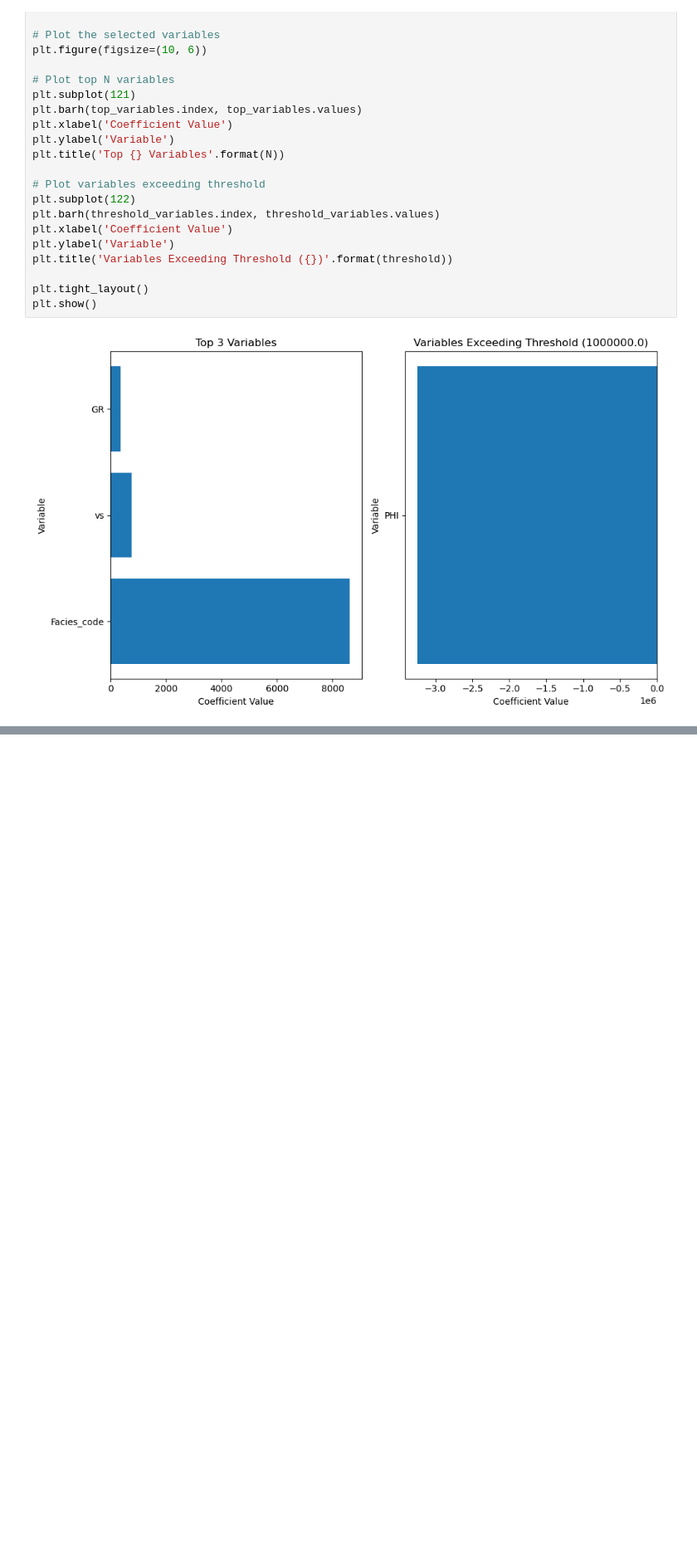
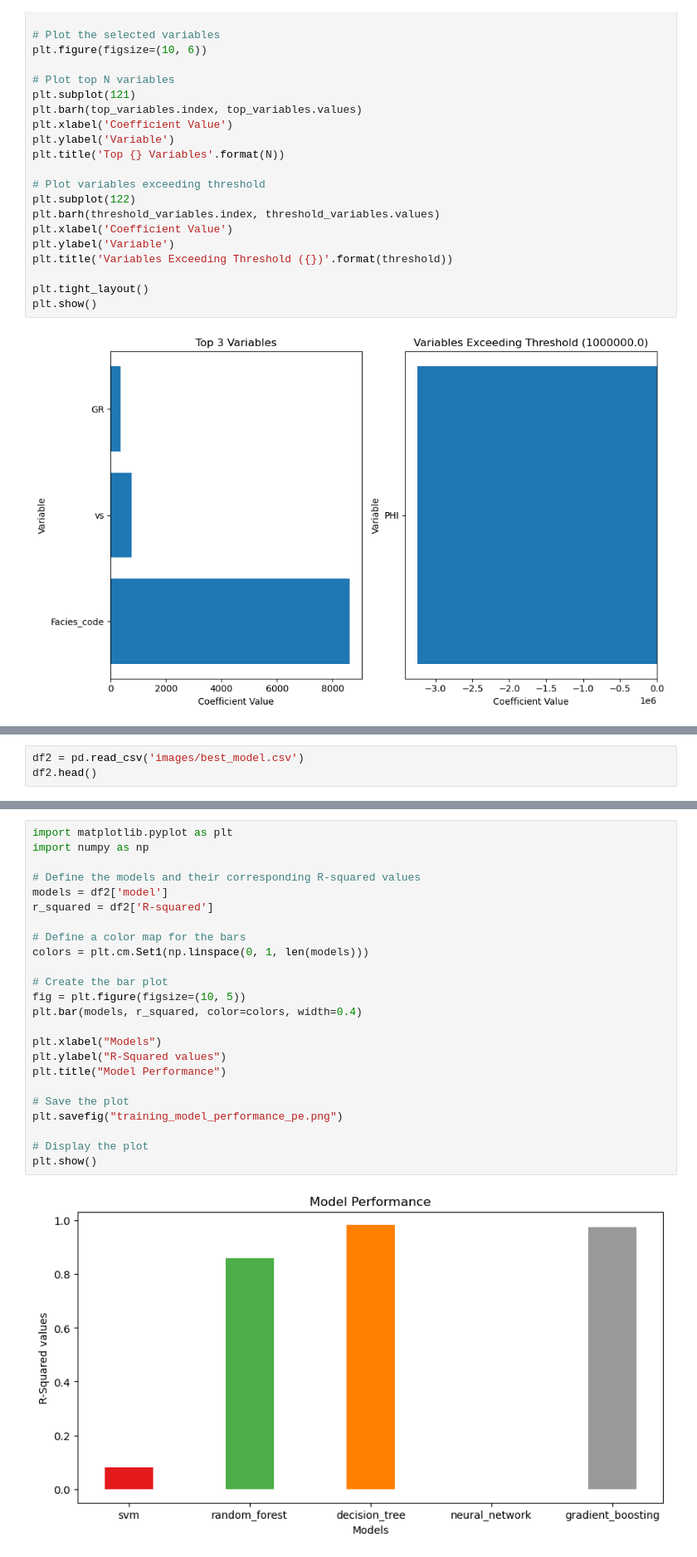
Before and after one commit to Egbetimmy/MSc-Project, a Jupyter notebook: Untitled.ipynb, the cells around one changed output, grey strips where cells are left out. Shown at 83% size. Saved outputs shown, nothing was run; the diff lists cells and outputs as text; blank space fills up the shorter version.

```diff
--- a/Untitled.ipynb
+++ b/Untitled.ipynb
@@ -460,0 +512,3 @@ plt.show()
+# %%
+df2 = pd.read_csv('images/best_model.csv')
+df2.head()
@@ -460,0 +522,26 @@ plt.show()
+# %%
+import matplotlib.pyplot as plt
+import numpy as np
+
+# Define the models and their corresponding R-squared values
+models = df2['model']
+r_squared = df2['R-squared']
+
+# Define a color map for the bars
+colors = plt.cm.Set1(np.linspace(0, 1, len(models)))
+
+# Create the bar plot
+fig = plt.figure(figsize=(10, 5))
+plt.bar(models, r_squared, color=colors, width=0.4)
+
+plt.xlabel("Models")
+plt.ylabel("R-Squared values")
+plt.title("Model Performance")
+
+# Save the plot
+plt.savefig("training_model_performance_pe.png")
+
+# Display the plot
+plt.show()
+# %% [output]
+[figure, added]
```
Also changed, not shown: parts of 18 cells of this notebook.
